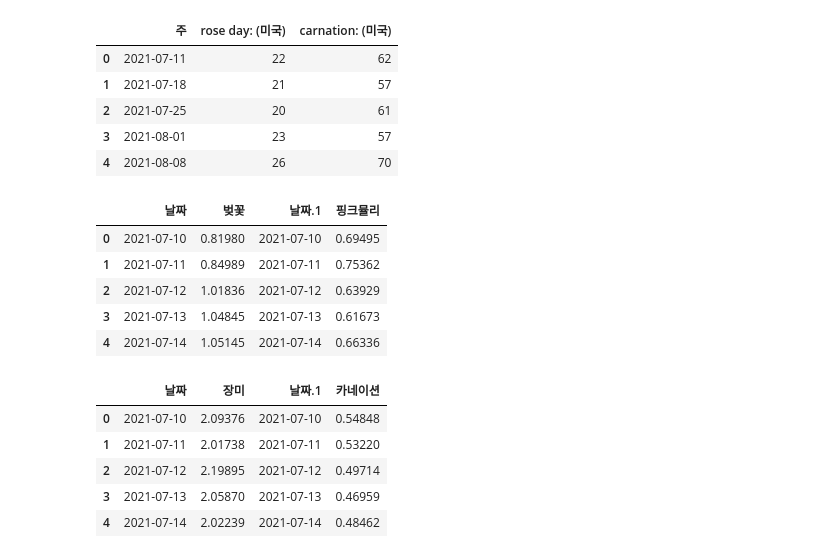
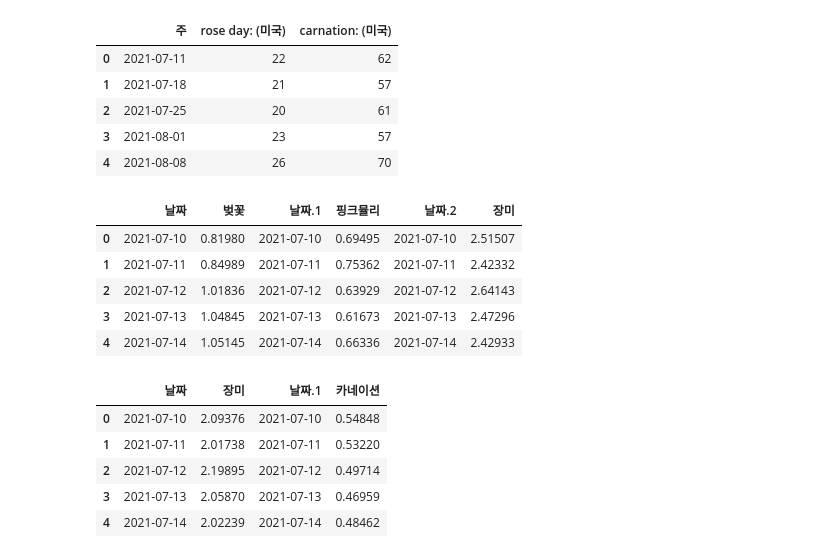
Before and after one commit to epocheing/202206_KNU_kdt2, a Jupyter notebook: 송인욱.ipynb, the cells around one changed output. Drawn from its saved outputs; the diff is of its cells as text; code cells hidden in the pictures.

```diff
--- a/송인욱.ipynb
+++ b/송인욱.ipynb
@@ -18,10 +18,13 @@ DIR = './Data_Inuk/'
 ggJpRc = pd.read_csv(DIR+'google_japan_rc.csv', header=1)
 ggUsaRc = pd.read_csv(DIR+'google_usa_rc.csv', header=1)
 naKorRc = pd.read_excel(DIR+'naver_korea_rc.xlsx',header=6)
-naKorPb = pd.read_excel(DIR+'naver_korea_pb.xlsx',header=6)
+naKorPbr = pd.read_excel(DIR+'naver_korea_pbr.xlsx',header=6)
 naShopFlower = pd.read_csv(DIR+'naver_shop_flower.csv', header=7)
 naShopRc = pd.read_csv(DIR+'naver_shop_rc.csv', header=7)
-dfList = [ggJpRc, ggUsaRc, naKorPb, naKorPb, naShopFlower, naShopRc]
+naRoseYoung = pd.read_excel(DIR+'naver_rose_young.xlsx', header=6)
+naRoseOld = pd.read_excel(DIR+'naver_rose_Old.xlsx', header=6)
+
+dfList = [ggJpRc, ggUsaRc, naKorRc, naKorPbr, naShopFlower, naShopRc, naRoseYoung, naRoseOld]
 # %%
 ggJpRc.head()
 # %% [output]
@@ -41,14 +44,14 @@ ggUsaRc.head()
 | 3 | 2021-08-01 | 23 | 57 |
 | 4 | 2021-08-08 | 26 | 70 |
 # %%
-naKorPb.head()
+naKorPbr.head()
 # %% [output]
-|  | 날짜 | 벚꽃 | 날짜.1 | 핑크뮬리 |
-| 0 | 2021-07-10 | 0.81980 | 2021-07-10 | 0.69495 |
-| 1 | 2021-07-11 | 0.84989 | 2021-07-11 | 0.75362 |
-| 2 | 2021-07-12 | 1.01836 | 2021-07-12 | 0.63929 |
-| 3 | 2021-07-13 | 1.04845 | 2021-07-13 | 0.61673 |
-| 4 | 2021-07-14 | 1.05145 | 2021-07-14 | 0.66336 |
+|  | 날짜 | 벚꽃 | 날짜.1 | 핑크뮬리 | 날짜.2 | 장미 |
+| 0 | 2021-07-10 | 0.81980 | 2021-07-10 | 0.69495 | 2021-07-10 | 2.51507 |
+| 1 | 2021-07-11 | 0.84989 | 2021-07-11 | 0.75362 | 2021-07-11 | 2.42332 |
+| 2 | 2021-07-12 | 1.01836 | 2021-07-12 | 0.63929 | 2021-07-12 | 2.64143 |
+| 3 | 2021-07-13 | 1.04845 | 2021-07-13 | 0.61673 | 2021-07-13 | 2.47296 |
+| 4 | 2021-07-14 | 1.05145 | 2021-07-14 | 0.66336 | 2021-07-14 | 2.42933 |
 # %%
 naKorRc.head()
 # %% [output]
```
Also changed, not shown: parts of 18 cells of this notebook, 4 other files.
